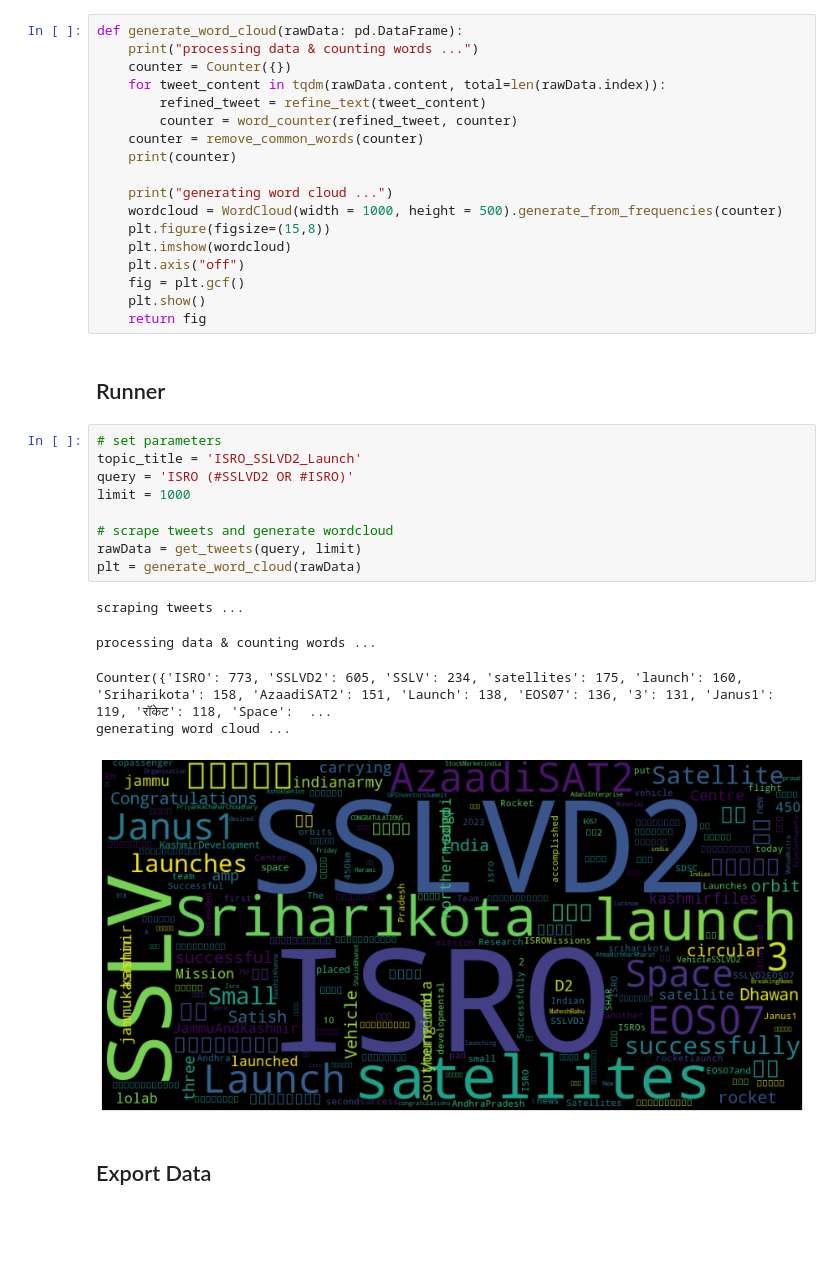
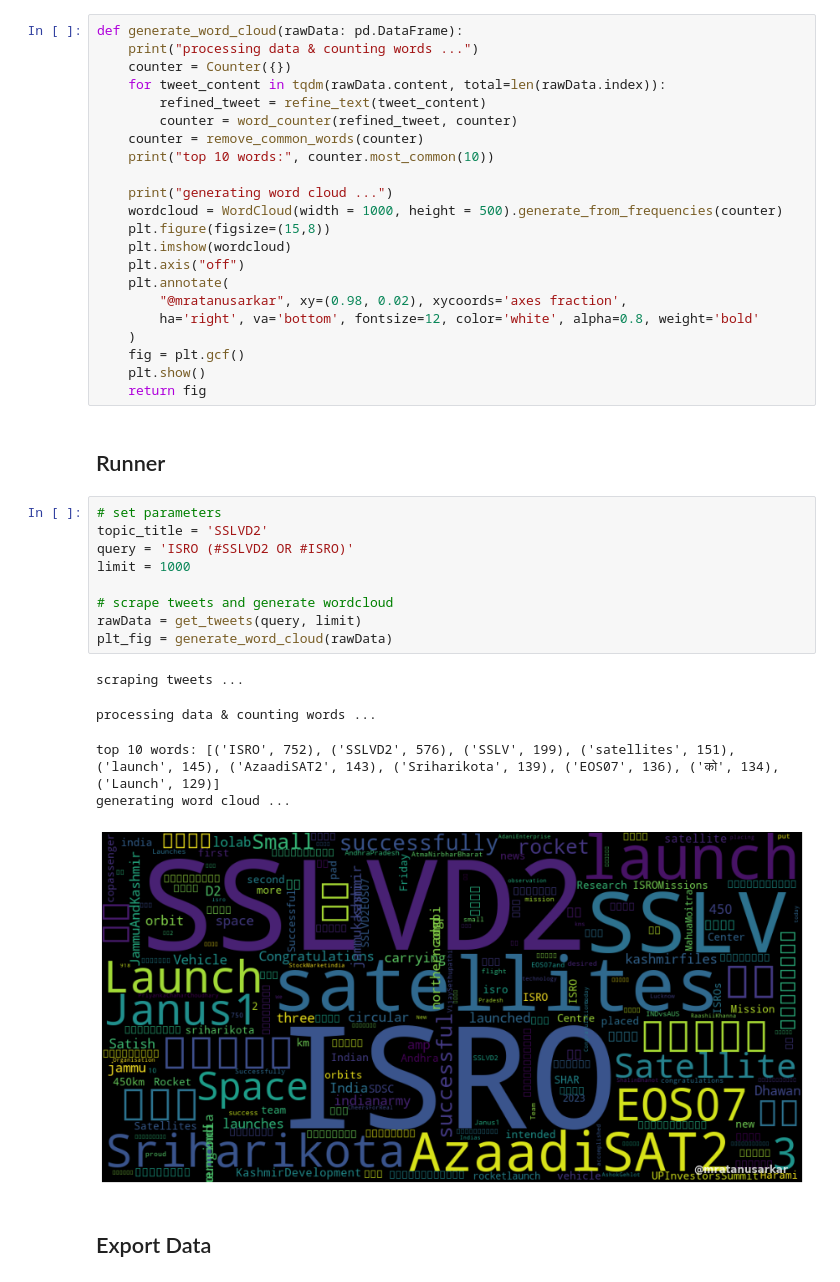
Before and after one commit to mratanusarkar/twitter-sentiment-analysis, a Jupyter notebook: Notebooks/Tweet_Analysis_and_Inference.ipynb, the cells around one changed output. Cells and saved outputs as stored; diff of their text form; blank space fills up the shorter version.

Commit message:
improved removal of common words and added copyright text to plot

```diff
--- a/Notebooks/Tweet_Analysis_and_Inference.ipynb
+++ b/Notebooks/Tweet_Analysis_and_Inference.ipynb
@@ -139,13 +141,17 @@ def generate_word_cloud(rawData: pd.DataFrame):
         refined_tweet = refine_text(tweet_content)
         counter = word_counter(refined_tweet, counter)
     counter = remove_common_words(counter)
-    print(counter)
+    print("top 10 words:", counter.most_common(10))
 
     print("generating word cloud ...")
     wordcloud = WordCloud(width = 1000, height = 500).generate_from_frequencies(counter)
     plt.figure(figsize=(15,8))
     plt.imshow(wordcloud)
     plt.axis("off")
+    plt.annotate(
+        "@mratanusarkar", xy=(0.98, 0.02), xycoords='axes fraction',
+        ha='right', va='bottom', fontsize=12, color='white', alpha=0.8, weight='bold'
+    )
     fig = plt.gcf()
     plt.show()
     return fig
@@ -153,19 +159,19 @@ def generate_word_cloud(rawData: pd.DataFrame):
 ## Runner
 # %%
 # set parameters
-topic_title = 'ISRO_SSLVD2_Launch'
+topic_title = 'SSLVD2'
 query = 'ISRO (#SSLVD2 OR #ISRO)'
 limit = 1000
 
 # scrape tweets and generate wordcloud
 rawData = get_tweets(query, limit)
-plt = generate_word_cloud(rawData)
+plt_fig = generate_word_cloud(rawData)
 # %% [output]
 scraping tweets ...
 processing data & counting words ...
-Counter({'ISRO': 773, 'SSLVD2': 605, 'SSLV': 234, 'satellites': 175, 'launch': 160, 'Sriharikota': 158, 'AzaadiSAT2': 151, 'Launch': 138, 'EOS07': 136, '3': 131, 'Janus1': 119, 'रॉकेट': 118, 'Space':  ...
+top 10 words: [('ISRO', 752), ('SSLVD2', 576), ('SSLV', 199), ('satellites', 151), ('launch', 145), ('AzaadiSAT2', 143), ('Sriharikota', 139), ('EOS07', 136), ('को', 134), ('Launch', 129)]
 generating word cloud ...
-[figure, old version]
+[figure, new version]
 # %% [markdown]
 ## Export Data
 # %%
```
Also changed, not shown: parts of 4 cells of this notebook.
